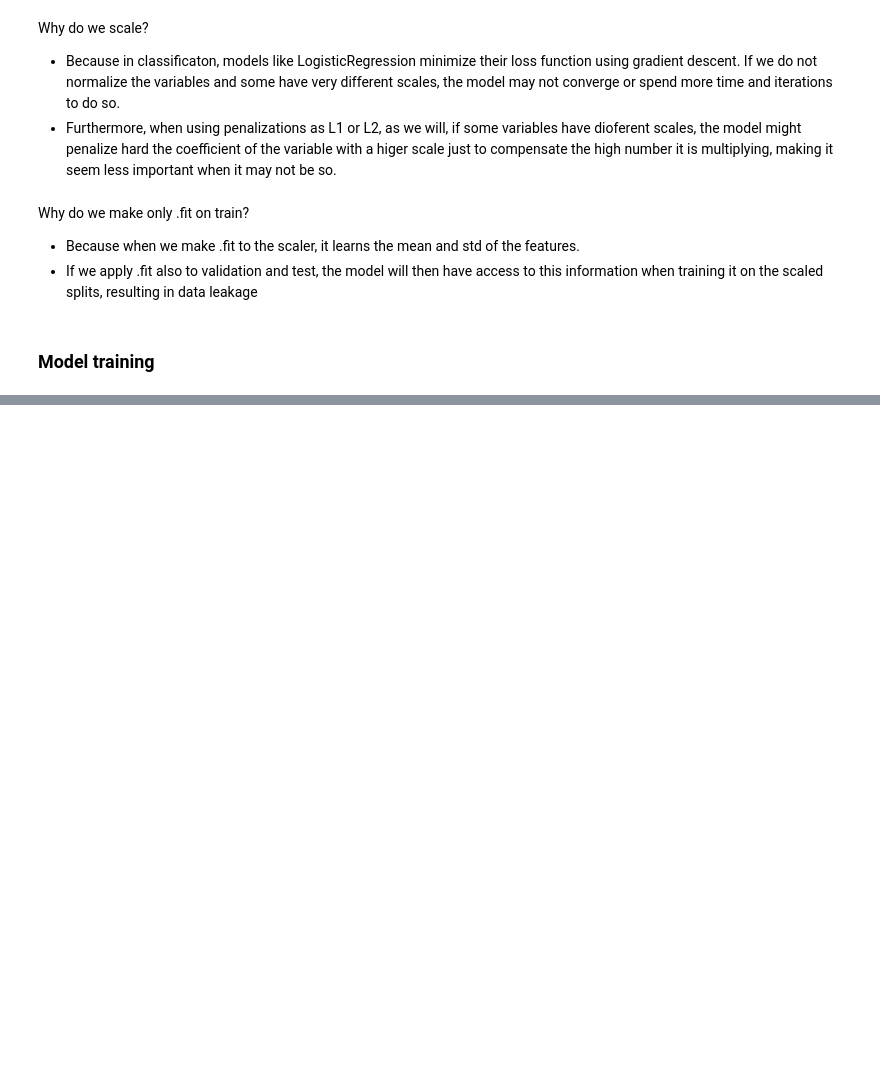
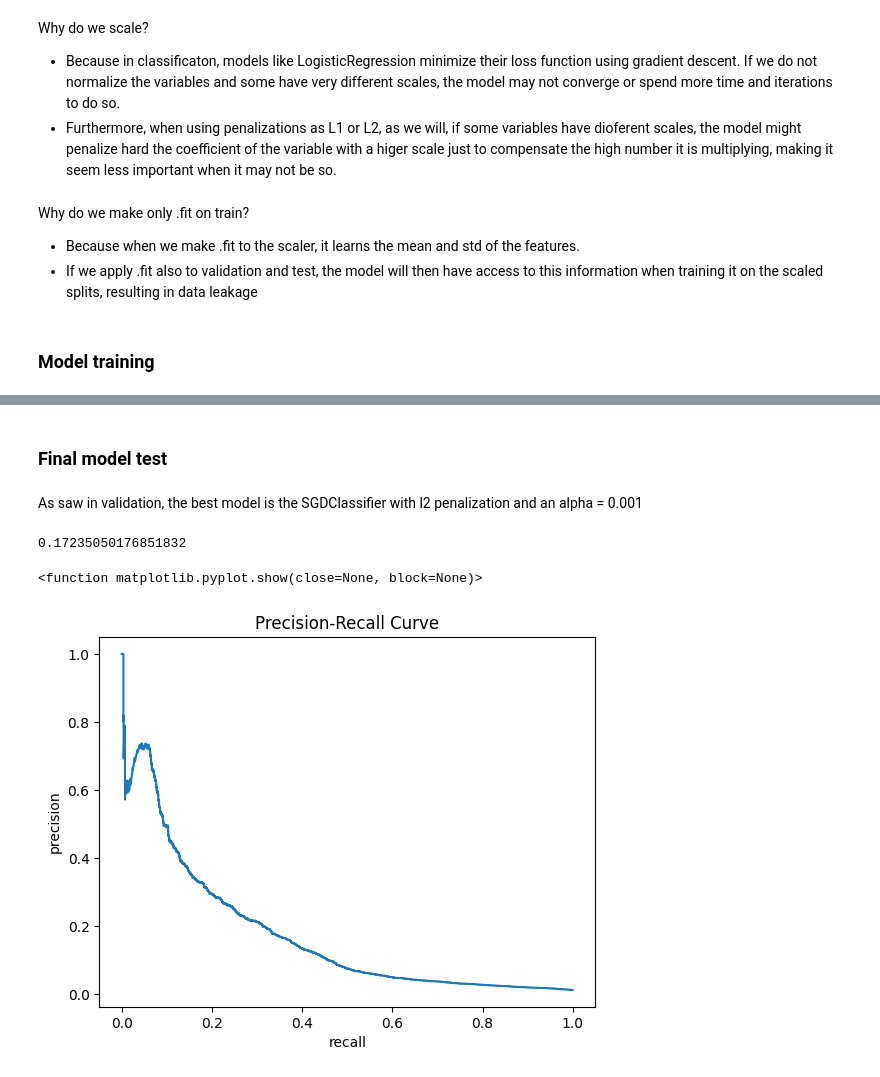
Before and after one commit to Pablomarttinn/zrive-ds, a Jupyter notebook: src/module_3/Exploration_phase.ipynb, the cells around one changed output, grey strips where cells are left out. Drawn from its saved outputs; the diff is of its cells as text; code cells hidden in the pictures; blank space fills up the shorter version.

```diff
--- a/src/module_3/Exploration_phase.ipynb
+++ b/src/module_3/Exploration_phase.ipynb
@@ -188,6 +186,3 @@ Why do we make only .fit on train?
 - If we apply .fit also to validation and test, the model will then have access to this information when training it on the scaled splits, resulting in data leakage
 # %% [markdown]
 ### Model training
-# %%
-log_model = LogisticRegression(max_iter = 1000)
-log_model.fit(X_train,y_train)
@@ -195,0 +193,13 @@ log_l1_model = LogisticRegre
+# %%
+num_cols = X_train.select_dtypes(include=["float"]).columns
+
+X_train[num_cols] = X_train[num_cols].astype("float32")
+X_val[num_cols] = X_val[num_cols].astype("float32")
+X_test[num_cols] = X_test[num_cols].astype("float32")
+# %%
+sample_size = 200000
+
+sample_idx = X_train.sample(sample_size, random_state=42).index
+
+X_train_sample = X_train.loc[sample_idx]
+y_train_sample = y_train.loc[sample_idx]
@@ -195,0 +321,58 @@ log_l1_model = LogisticRegre
+# %% [markdown]
+### Final model test
+# %% [markdown]
+As saw in validation, the best model is the SGDClassifier with l2 penalization and an alpha = 0.001
+# %%
+best_alpha = 0.001
+
+final_model = SGDClassifier(
+    loss="log_loss",
+    penalty="l2",
+    alpha = best_alpha,
+    random_state = 42,
+    max_iter=1000
+)
+
+half = sample_size // 2 # I can not used pd.concat as it will create a DF of 3.4M rows, and my ram can not handle it
+train_idx = X_train.sample(half, random_state=42).index
+
+X_train_part = X_train.loc[train_idx]
+y_train_part = y_train.loc[train_idx]
+
+val_idx = X_val.sample(half, random_state=42).index
+
+X_val_part = X_val.loc[val_idx]
+y_val_part = y_val.loc[val_idx]
+
+X_train_val_sample = pd.concat([X_train_part, X_val_part])
+y_train_val_sample = pd.concat([y_train_part, y_val_part])
+
+test_sample_idx = X_test.sample(sample_size, random_state = 42).index
+X_test_sample = X_test.loc[test_sample_idx]
+y_test_sample = y_test.loc[test_sample_idx]
+
+final_model.fit(X_train_val_sample, y_train_val_sample)
+
+
+y_test_prob = final_model.predict_proba(X_test_sample)[:,1]
+
+precision, recall, _ = precision_recall_curve(y_test_sample, y_test_prob)
+pr_auc_test = auc(recall, precision)
+
+print(pr_auc_test)
+# %% [output]
+0.17235050176851832
+# %%
+import matplotlib.pyplot as plt
+
+precision,recall,thresholds = precision_recall_curve(y_test_sample,y_test_prob)
+
+plt.figure()
+plt.plot(recall,precision)
+plt.xlabel('recall')
+plt.ylabel('precision')
+plt.title('Precision-Recall Curve')
+plt.show
+# %% [output]
+<function matplotlib.pyplot.show(close=None, block=None)>
+[figure, added]
```
Also changed, not shown: parts of 18 cells of this notebook, 2 other files.
